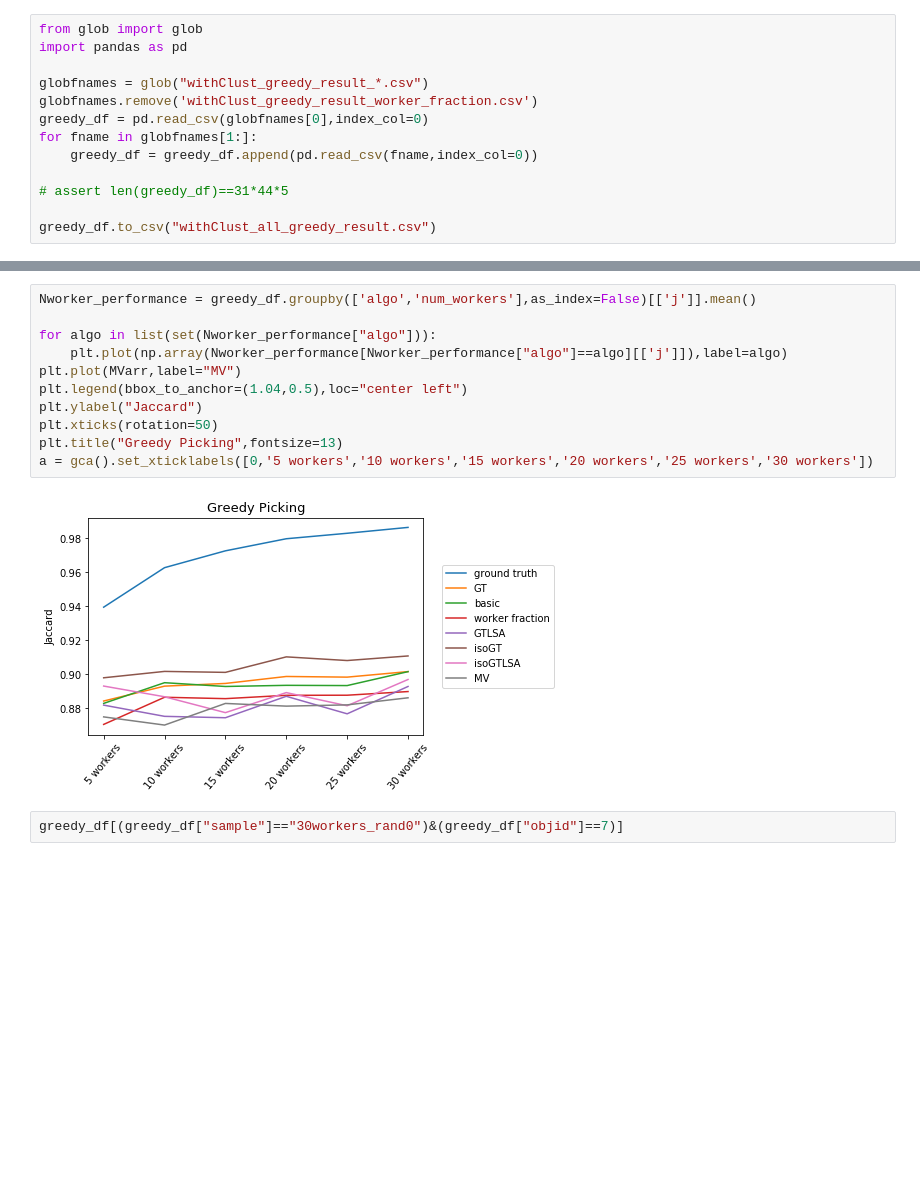
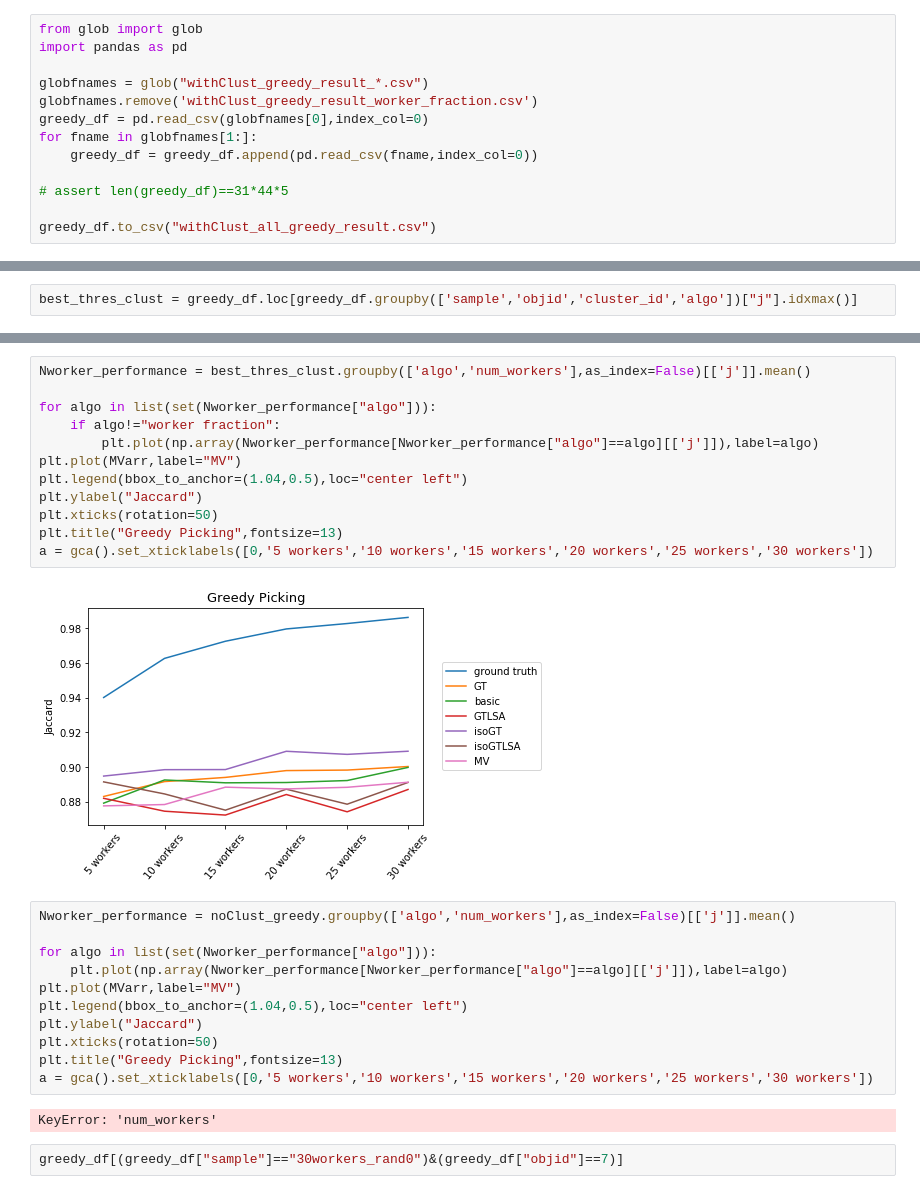
Before and after one commit to cognoscentai/segmentation, a Jupyter notebook: ipynb/PixelBasedGroundTruthExperiment-WithCluster.ipynb, the cells around one changed output, grey strips where cells are left out. Cells and saved outputs as stored; diff of their text form; blank space fills up the shorter version.

```diff
--- a/ipynb/PixelBasedGroundTruthExperiment-WithCluster.ipynb
+++ b/ipynb/PixelBasedGroundTruthExperiment-WithCluster.ipynb
@@ -276,0 +164,2 @@ worker_frac_greedy_df.head()
+# %%
+best_thres_clust = greedy_df.loc[greedy_df.groupby(['sample','objid','cluster_id','algo'])["j"].idxmax()]
@@ -277,5 +187,19 @@ worker_frac_greedy_df.head()
+# %%
+Nworker_performance = best_thres_clust.groupby(['algo','num_workers'],as_index=False)[['j']].mean()
+
+for algo in list(set(Nworker_performance["algo"])):
+    if algo!="worker fraction":
+        plt.plot(np.array(Nworker_performance[Nworker_performance["algo"]==algo][['j']]),label=algo)
+plt.plot(MVarr,label="MV")
+plt.legend(bbox_to_anchor=(1.04,0.5),loc="center left")
+plt.ylabel("Jaccard")
+plt.xticks(rotation=50)
+plt.title("Greedy Picking",fontsize=13)
+a = gca().set_xticklabels([0,'5 workers','10 workers','15 workers','20 workers','25 workers','30 workers'])
+# %% [output]
+[figure, added]
 # %%
-Nworker_performance = greedy_df.groupby(['algo','num_workers'],as_index=False)[['j']].mean()
+Nworker_performance = noClust_greedy.groupby(['algo','num_workers'],as_index=False)[['j']].mean()
 
 for algo in list(set(Nworker_performance["algo"])):
     plt.plot(np.array(Nworker_performance[Nworker_performance["algo"]==algo][['j']]),label=algo)
@@ -286,7 +210,7 @@ plt.xticks(rotation=50)
 plt.title("Greedy Picking",fontsize=13)
 a = gca().set_xticklabels([0,'5 workers','10 workers','15 workers','20 workers','25 workers','30 workers'])
 # %% [output]
-[figure, removed]
+KeyError: 'num_workers'
 # %%
 greedy_df[(greedy_df["sample"]=="30workers_rand0")&(greedy_df["objid"]==7)]
 # %% [output]
```
Also changed, not shown: parts of 29 cells of this notebook, 4 other files.
